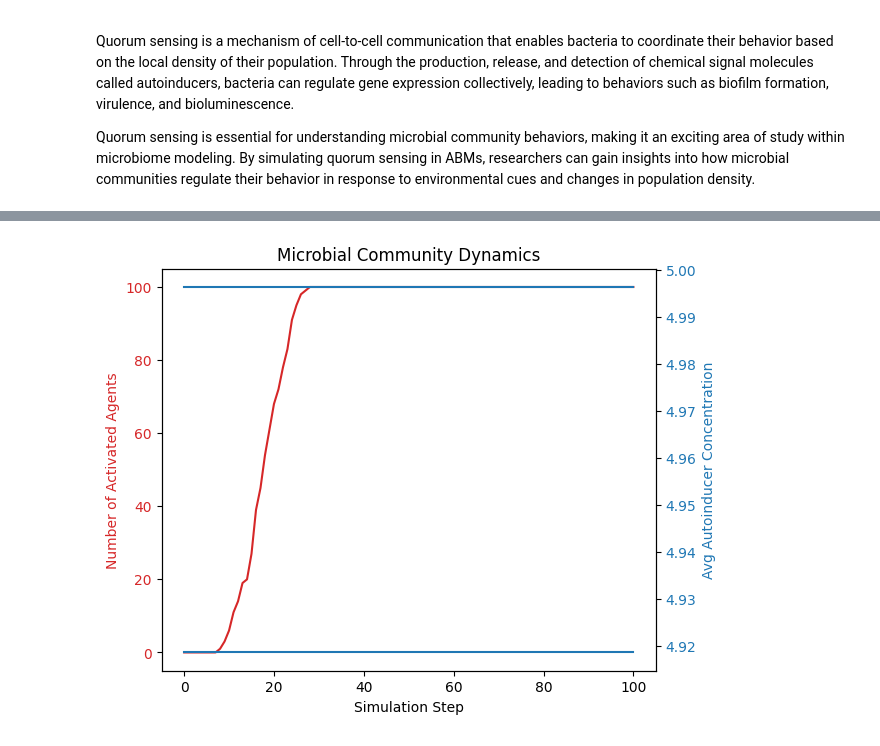
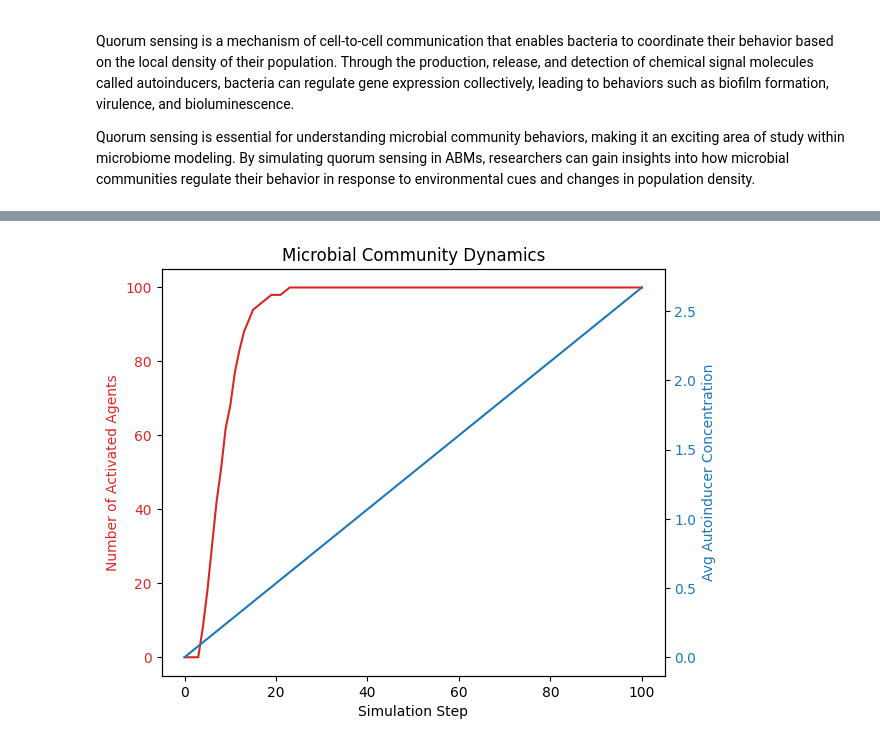
Before and after one commit to eagmon/notebook_tests, a Jupyter notebook: sim_study_abm.ipynb, the cells around one changed output, grey strips where cells are left out. Saved outputs shown, nothing was run; the diff lists cells and outputs as text; code cells hidden in the pictures.

```diff
--- a/sim_study_abm.ipynb
+++ b/sim_study_abm.ipynb
@@ -147,30 +37,0 @@ class MicrobialAgent:
-# %%
-def simulate_microbial_community(steps=100, community_size=100):
-    microbial_community = [MicrobialAgent(position=np.random.rand(2) * 10) for _ in range(community_size)]
-    activated_counts = []
-    total_concentrations = []
-
-    for step in range(steps):
-        # Reset total concentration for each step to simulate degradation
-        total_concentration = sum(microbe.autoinducer_concentration for microbe in microbial_community)
-
-        for microbe in microbial_community:
-            microbe.produce_autoinducers()
-
-        activated_count = 0
-        for microbe in microbial_community:
-            quorum_sensing = microbe.sense_environment(microbial_community)
-            microbe.act(quorum_sensing)
-            if microbe.activated:
-                activated_count += 1
-
-        # Calculate total concentration after all actions
-        total_concentration = sum(microbe.autoinducer_concentration for microbe in microbial_community)
-        activated_counts.append(activated_count)
-        total_concentrations.append(total_concentration / community_size)
-
-        # Update history at the end of each step
-        for microbe in microbial_community:
-            microbe.update_history()
-
-    return microbial_community
@@ -253 +187,3 @@ def plot_microbial_community_dynamics(community):
+# %%
+community_small = simulate_microbial_community(steps=100, community_size=100, environment_size=5)
 # %%
@@ -259,6 +192,6 @@ create_gif(community, steps=100, filename="microbial_simulation.gif")
 # %% [output]
 [interactive output not drawn]
 # %%
-plot_microbial_community_dynamics(community)
+plot_microbial_community_dynamics(community_small)
 # %% [output]
-[figure, old version]
+[figure, new version]
```
Also changed, not shown: parts of 15 cells of this notebook.
